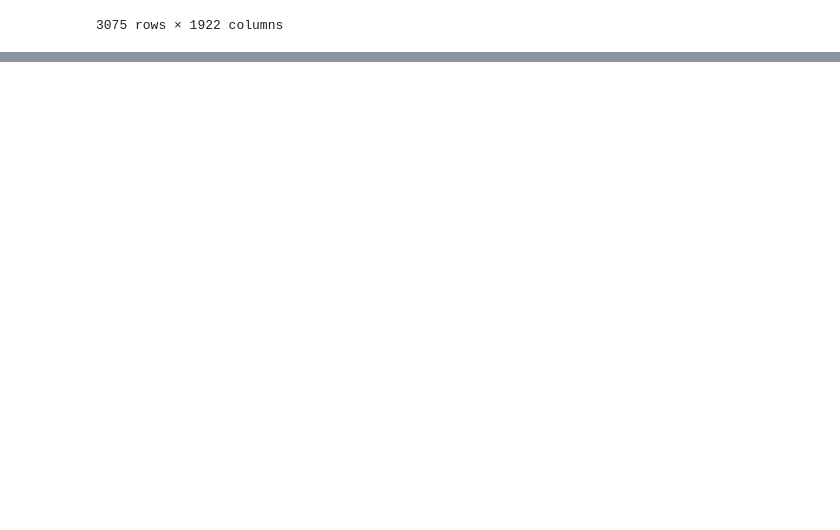
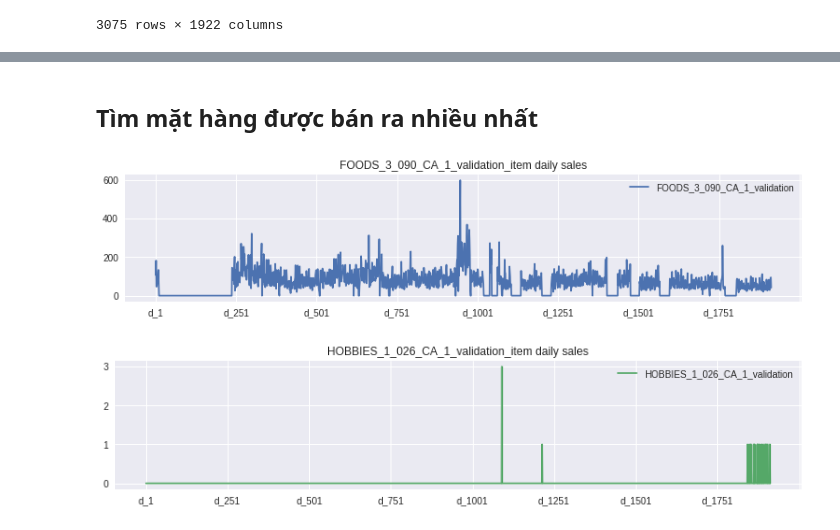
Before and after one commit to sonsiho/PythonForEngineer, a Jupyter notebook: Exercise1.ipynb, the cells around one changed output, grey strips where cells are left out. Drawn from its saved outputs; the diff is of its cells as text; code cells hidden in the pictures; blank space fills up the shorter version.

```diff
--- a/Exercise1.ipynb
+++ b/Exercise1.ipynb
@@ -384,0 +355,29 @@ items_sold_per_days(df_by_dept_store_state_cat['state_id'], "Số lượng bán
+# %% [markdown]
+## Tìm mặt hàng được bán ra nhiều nhất
+# %%
+train_sales_df.groupby(['id'])['total_sales_all_days'].sum().sort_values(ascending=False)
+
+# Import intertools - Module hổ trợ xử lý nâng cao For Loop và Array
+import itertools
+from itertools import cycle
+plt.style.use('seaborn')
+color_cycle = cycle(plt.rcParams['axes.prop_cycle'].by_key()['color'])
+
+def plot_dailysales(spec_id):
+    """
+    plots the behavior of dailysales of specific ids i.e. spec_id
+
+    input: spec_id
+    returns : number of sales plotted across number of days
+    """
+    train_sales_df.loc[train_sales_df['id'] == spec_id].set_index('id')[d_cols]\
+                .T\
+                .plot(figsize = (13,2.5),title =  str(spec_id)+"_item daily sales",color = next(color_cycle))
+    plt.legend()
+    plt.show()
+
+plot_dailysales('FOODS_3_090_CA_1_validation')
+plot_dailysales('HOBBIES_1_026_CA_1_validation')
+# %% [output]
+[figure, added]
+[figure, added]
```
Also changed, not shown: parts of 75 cells of this notebook.
